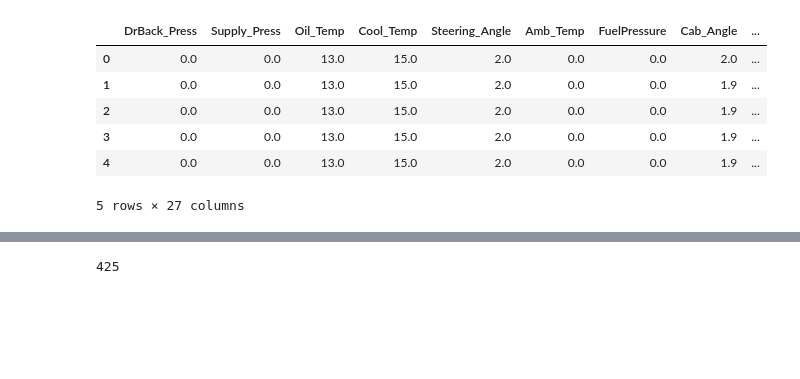
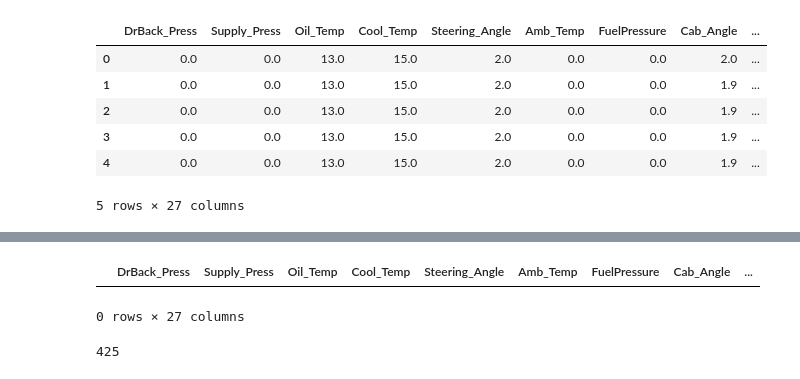
Before and after one commit to uzhankocaman/concept_implementation, a Jupyter notebook: analysis/data_diesel_battery.ipynb, the cells around one changed output, grey strips where cells are left out. Drawn from its saved outputs; the diff is of its cells as text; code cells hidden in the pictures; blank space fills up the shorter version.

```diff
--- a/analysis/data_diesel_battery.ipynb
+++ b/analysis/data_diesel_battery.ipynb
@@ -35,3 +133,8 @@ df.head()
+# %%
+df[df["Bat_Volt"] == 0]
+# %% [output]
+|  | DrBack_Press | Supply_Press | Oil_Temp | Cool_Temp | Steering_Angle | Amb_Temp | FuelPressure | Cab_Angle | ... |
+0 rows × 27 columns
 # %%
 unique_combinations_df = df.drop_duplicates(subset=['Bat_Volt', 'FuelPressure', 'RPM_Diesel'], keep=False)
 # %%
```
Also changed, not shown: parts of 15 cells of this notebook, 10 other files.
